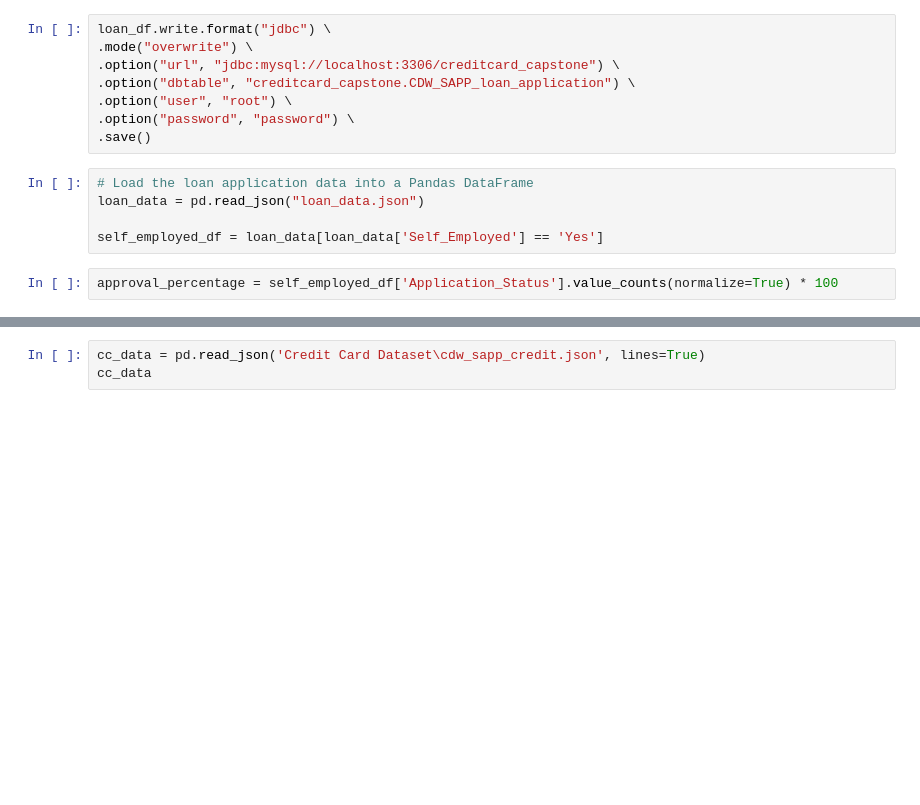
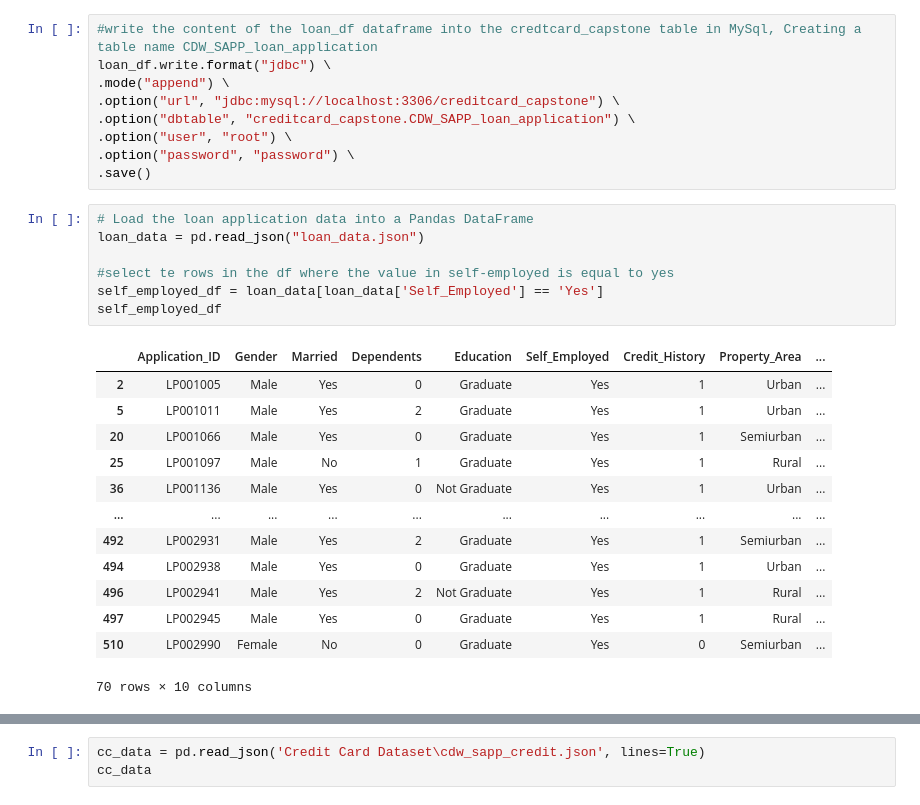
Before and after one commit to omendez930/DE_Capstone, a Jupyter notebook: loan_application.ipynb, the cells around one changed output, grey strips where cells are left out. Cells and saved outputs as stored; diff of their text form; blank space fills up the shorter version.

```diff
--- a/loan_application.ipynb
+++ b/loan_application.ipynb
@@ -55,8 +60,9 @@ loan_df.show()
 +--------------+------------------+--------------+----------+------------+------+------+-------+-------------+-------------+
 only showing top 20 rows
 # %%
+#write the content of the loan_df dataframe into the credtcard_capstone table in MySql, Creating a table name CDW_SAPP_loan_application
 loan_df.write.format("jdbc") \
-.mode("overwrite") \
+.mode("append") \
 .option("url", "jdbc:mysql://localhost:3306/creditcard_capstone") \
 .option("dbtable", "creditcard_capstone.CDW_SAPP_loan_application") \
 .option("user", "root") \
@@ -65,7 +71,21 @@ loan_df.write.format("jdbc") \
 # %%
 # Load the loan application data into a Pandas DataFrame
 loan_data = pd.read_json("loan_data.json")
 
+#select te rows in the df where the value in self-employed is equal to yes
 self_employed_df = loan_data[loan_data['Self_Employed'] == 'Yes']
+self_employed_df
+# %% [output]
+|  | Application_ID | Gender | Married | Dependents | Education | Self_Employed | Credit_History | Property_Area | ... |
+| 2 | LP001005 | Male | Yes | 0 | Graduate | Yes | 1 | Urban | ... |
+| 5 | LP001011 | Male | Yes | 2 | Graduate | Yes | 1 | Urban | ... |
+| 20 | LP001066 | Male | Yes | 0 | Graduate | Yes | 1 | Semiurban | ... |
+| 25 | LP001097 | Male | No | 1 | Graduate | Yes | 1 | Rural | ... |
+| 36 | LP001136 | Male | Yes | 0 | Not Graduate | Yes | 1 | Urban | ... |
+| ... | ... | ... | ... | ... | ... | ... | ... | ... | ... |
+| 492 | LP002931 | Male | Yes | 2 | Graduate | Yes | 1 | Semiurban | ... |
+| 494 | LP002938 | Male | Yes | 0 | Graduate | Yes | 1 | Urban | ... |
+| 496 | LP002941 | Male | Yes | 2 | Not Graduate | Yes | 1 | Rural | ... |
+| 497 | LP002945 | Male | Yes | 0 | Graduate | Yes | 1 | Rural | ... |
+| 510 | LP002990 | Female | No | 0 | Graduate | Yes | 0 | Semiurban | ... |
+70 rows × 10 columns
-# %%
-approval_percentage = self_employed_df['Application_Status'].value_counts(normalize=True) * 100
```
Also changed, not shown: parts of 14 cells of this notebook, 7 other files.
